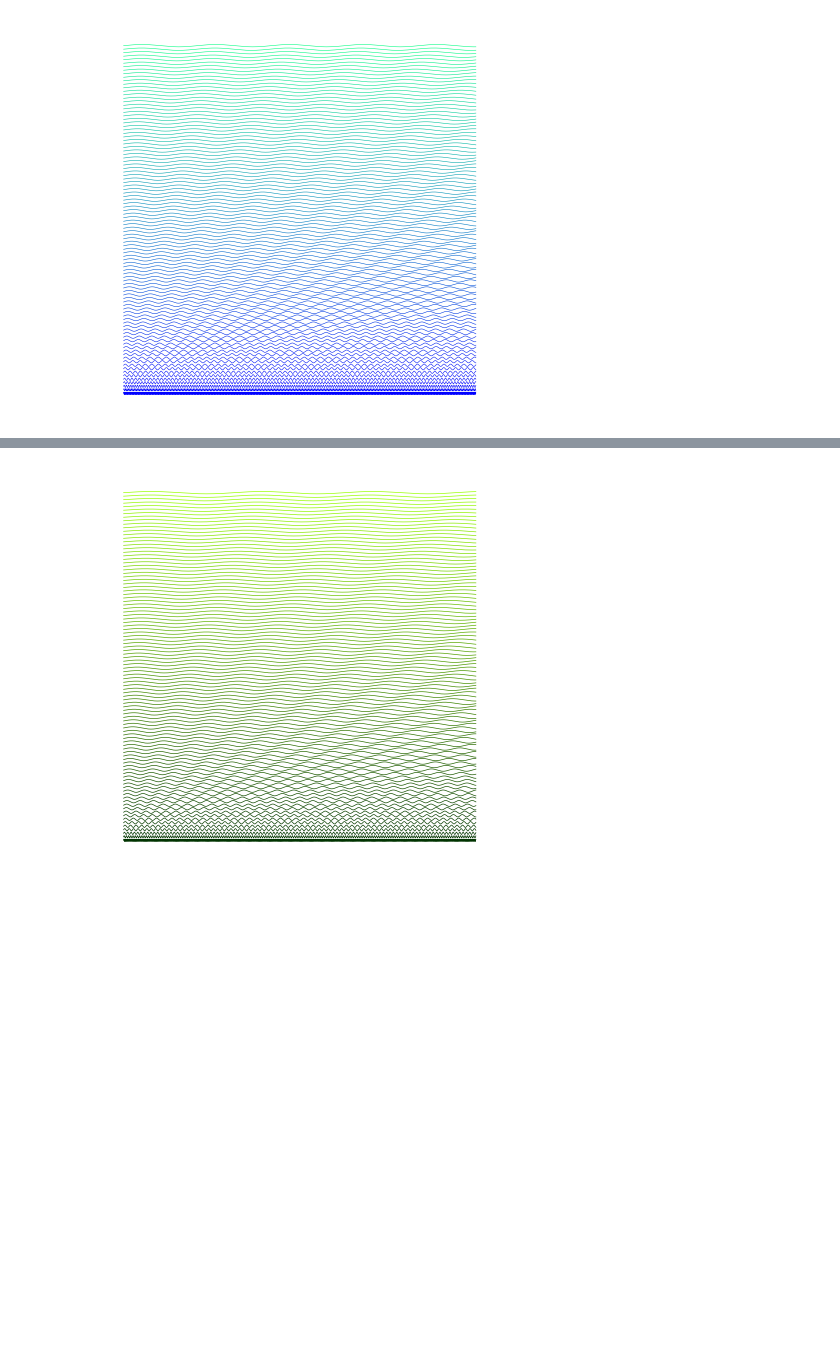
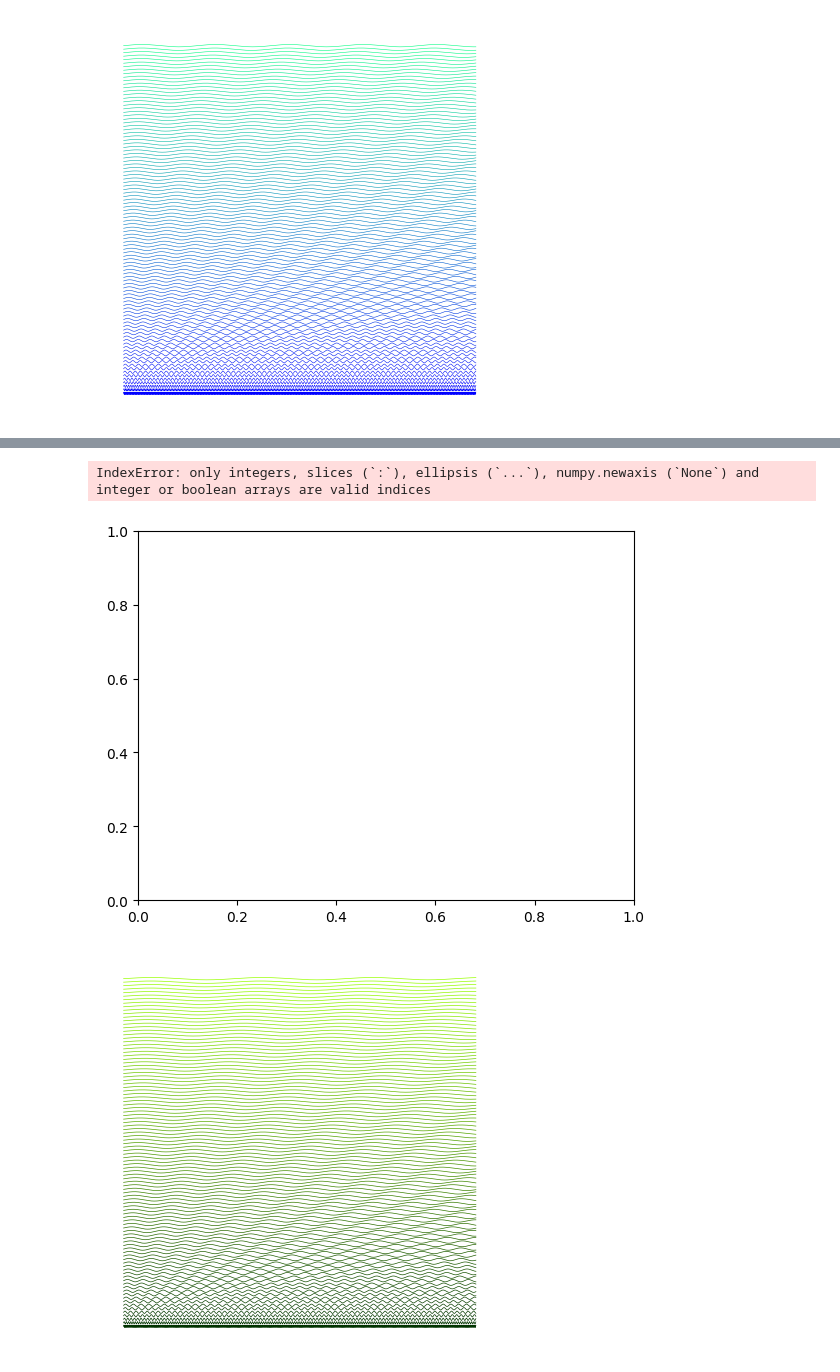
Before and after one commit to Plabrum/polargraph, a Jupyter notebook: drawing/lines.ipynb, the cells around one changed output, grey strips where cells are left out. Cells and saved outputs as stored; diff of their text form; code cells hidden in the pictures; blank space fills up the shorter version.

```diff
--- a/drawing/lines.ipynb
+++ b/drawing/lines.ipynb
@@ -74,0 +91,3 @@ draw_lines(100, equation, mpl.colormaps['winter'])
+# %%
+def sinDensity(x,i):
+    return np.sin((20*x)/(102 - i*100) )
@@ -75,3 +108,12 @@ draw_lines(100, equation, mpl.colormaps['winter'])
+# %%
+fig, ax = plt.subplots()
+x = np.linspace(0,100,10000)
+y = np.array([sinDensity(i, density[i]) for i in x])
+ax.plot(x,y)
+ax.plot(x, np.ones(10000)*100)
+# %% [output]
+IndexError: only integers, slices (`:`), ellipsis (`...`), numpy.newaxis (`None`) and integer or boolean arrays are valid indices
+[figure, added]
 # %%
 fig, ax = plt.subplots(figsize=(5,5))
 ax.axis('off')
```
Also changed, not shown: parts of 6 cells of this notebook, 1 other file.
